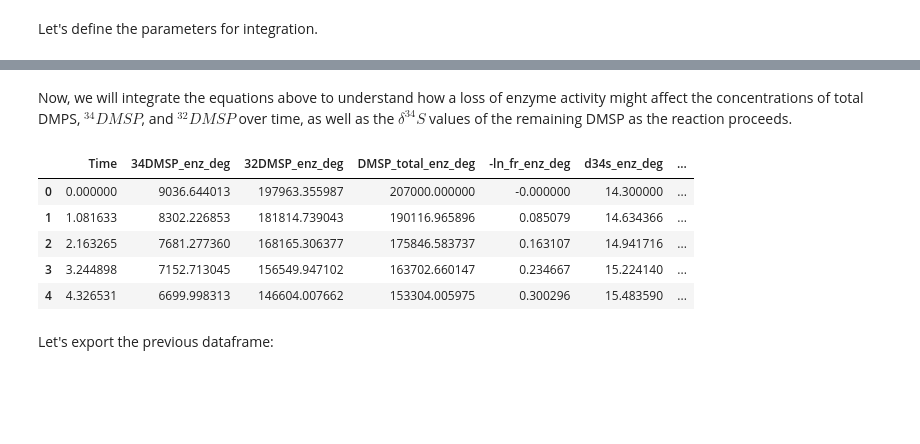
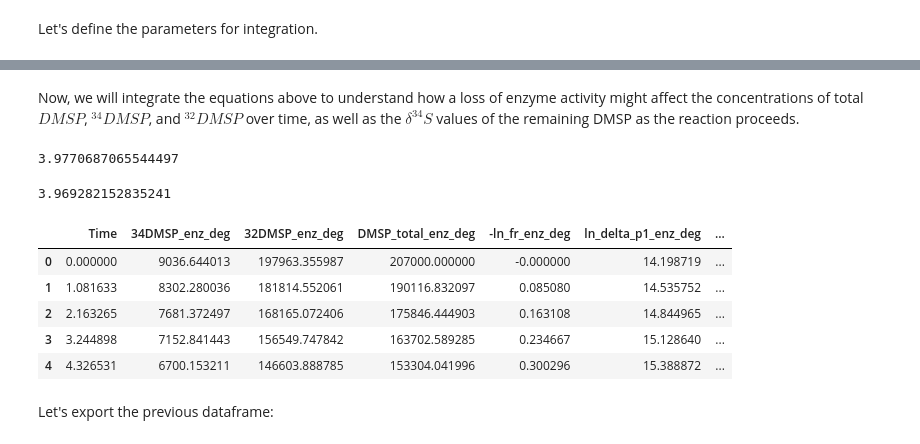
Before and after one commit to daniosro/DMSP, a Jupyter notebook: code/templates/Enzyme_degradation_modelling.ipynb, the cells around one changed output, grey strips where cells are left out. Drawn from its saved outputs; the diff is of its cells as text; code cells hidden in the pictures; blank space fills up the shorter version.

```diff
--- a/code/templates/Enzyme_degradation_modelling.ipynb
+++ b/code/templates/Enzyme_degradation_modelling.ipynb
@@ -189,7 +189,7 @@ Let's define the parameters for integration.
 # Define parameters for integration
 
 # For DddP (this study)
-alpha = (-3.97/1000)+1
+alpha = (-3.98/1000)+1
 # Initial concentration of DMSP in nM
 dmsp_init = 207*1000
 #Get the isotopic composition of initial DMSP
@@ -200,7 +200,7 @@ c = (3.479,*dmsp_iso_init)
 #For DddP (in nM)
 #This is the value of K_M that allows to better reproduce the
 # slope with coherent d34S values of remaining DMSP. Units are nM.
-km = 2E9
+km = 1E10
 #Vmax in nM/min/nM enzyme. It will be calculated by reorganizing Eq. 2
 # d[DMSP]/dt was assumed to be equal to ([second point] - [first point])/min/enzyme concentration
 # In this case, the second point was [DMSP] at t=0 and the first point was [DMSP] at t = 3 min.
@@ -222,5 +222,5 @@ kappa
 # %% [markdown]
-Now, we will integrate the equations above to understand how a loss of enzyme activity might affect the concentrations of total DMPS, $^{34}DMSP$, and $^{32}DMSP$ over time, as well as the $\delta^{34}S$ values of the remaining DMSP as the reaction proceeds.
+Now, we will integrate the equations above to understand how a loss of enzyme activity might affect the concentrations of total $DMSP$, $^{34}DMSP$, and $^{32}DMSP$ over time, as well as the $\delta^{34}S$ values of the remaining DMSP as the reaction proceeds.
 # %%
 #Determine the fractionation by the enzyme when k=0
 
@@ -254,13 +254,22 @@ r_34_0 = DMSP_34_0/DMSP_32_0
 d34s_0 = (np.divide(r_34_0,r_34_std)-1) * 1000
 total_0 = DMSP_34_0+DMSP_32_0
 
+# Calculate ln (delta + 1) to accurately determine epsilon from the slope
+# of the linear regression on ln (fraction of DMSP remaining) following
+# Mariotti et al. (1981)
+ln_delta_p1_0 = 1000*np.log((d34s_0/1000)+1)
+
 # Calculate the fraction of substrate remaining for k=0
 f_r_0 = total_0/dmsp_init
 #Determine -ln (f_R) for k=0
 minusnatlog_f_r_0 = -np.log(f_r_0)
 #Get the slope of the line in a plot of -ln (f_R) vs. the d34s of DMSP,
 #equivalent to the fractionation factor without loss of enzyme activity
-slope_0, _, _, _, _ = linregress(minusnatlog_f_r_0, d34s_0)
+slope_0, _, _, _, _ = linregress(minusnatlog_f_r_0, ln_delta_p1_0)
+# %%
+slope_0
+# %% [output]
+3.9770687065544497
 # %%
 #Determine the fractionation by the enzyme when k is different from 0
 #k is the rate constant of DMSP loss in min^-1
@@ -290,31 +299,40 @@ r_34_k = DMSP_34_k/DMSP_32_k
 d34s_k = (np.divide(r_34_k,r_34_std)-1) * 1000
 total_k = DMSP_34_k+DMSP_32_k
 
+# Calculate ln (delta + 1) to accurately determine epsilon from the slope
+# of the linear regression on ln (fraction of DMSP remaining) following
+# Mariotti et al. (1981)
+ln_delta_p1_k = 1000*np.log((d34s_k/1000)+1)
+
 # Calculate the fraction of substrate remaining for k=!0
 f_r_k = total_k/dmsp_init
 #Determine -ln (f_R) for k=!0
 minusnatlog_f_r_k = -np.log(f_r_k)
 #Get the slope of the line in a plot of -ln (f_R) vs. the d34s of DMSP,
 #equivalent to the fractionation factor with loss of enzyme activity
-slope_k, _, _, _, _ = linregress(minusnatlog_f_r_k, d34s_k)
+slope_k, _, _, _, _ = linregress(minusnatlog_f_r_k, ln_delta_p1_k)
+# %%
+slope_k
+# %% [output]
+3.969282152835241
 # %%
-#Let's create a dataframe to store the variables from the inegration before that we
+#Let's create a dataframe to store the variables from the integration before that we
 # are interested in plotting
 df_DMSP = pd.DataFrame(list(zip(t, DMSP_34_k, DMSP_32_k, total_k,
-                               minusnatlog_f_r_k, d34s_k, DMSP_34_0, DMSP_32_0,
-                               total_0, minusnatlog_f_r_0, d34s_0)),
+                               minusnatlog_f_r_k, ln_delta_p1_k, DMSP_34_0, DMSP_32_0,
+                               total_0, minusnatlog_f_r_0, ln_delta_p1_0)),
                columns =['Time', '34DMSP_enz_deg', '32DMSP_enz_deg',
-                        'DMSP_total_enz_deg','-ln_fr_enz_deg', 'd34s_enz_deg',
+                        'DMSP_total_enz_deg','-ln_fr_enz_deg', 'ln_delta_p1_enz_deg',
                          '34DMSP_no_enz_deg','32DMSP_no_enz_deg',
-                         'DMSP_total_no_enz_deg','-ln_fr_no_enz_deg','d34s_no_enz_deg'])
+                         'DMSP_total_no_enz_deg','-ln_fr_no_enz_deg','ln_delta_p1_no_enz_deg'])
 df_DMSP.head()
 # %% [output]
-|  | Time | 34DMSP_enz_deg | 32DMSP_enz_deg | DMSP_total_enz_deg | -ln_fr_enz_deg | d34s_enz_deg | ... |
-| 0 | 0.000000 | 9036.644013 | 197963.355987 | 207000.000000 | -0.000000 | 14.300000 | ... |
-| 1 | 1.081633 | 8302.226853 | 181814.739043 | 190116.965896 | 0.085079 | 14.634366 | ... |
-| 2 | 2.163265 | 7681.277360 | 168165.306377 | 175846.583737 | 0.163107 | 14.941716 | ... |
-| 3 | 3.244898 | 7152.713045 | 156549.947102 | 163702.660147 | 0.234667 | 15.224140 | ... |
-| 4 | 4.326531 | 6699.998313 | 146604.007662 | 153304.005975 | 0.300296 | 15.483590 | ... |
+|  | Time | 34DMSP_enz_deg | 32DMSP_enz_deg | DMSP_total_enz_deg | -ln_fr_enz_deg | ln_delta_p1_enz_deg | ... |
+| 0 | 0.000000 | 9036.644013 | 197963.355987 | 207000.000000 | -0.000000 | 14.198719 | ... |
+| 1 | 1.081633 | 8302.280036 | 181814.552061 | 190116.832097 | 0.085080 | 14.535752 | ... |
+| 2 | 2.163265 | 7681.372497 | 168165.072406 | 175846.444903 | 0.163108 | 14.844965 | ... |
+| 3 | 3.244898 | 7152.841443 | 156549.747842 | 163702.589285 | 0.234667 | 15.128640 | ... |
+| 4 | 4.326531 | 6700.153211 | 146603.888785 | 153304.041996 | 0.300296 | 15.388872 | ... |
 # %% [markdown]
 Let's export the previous dataframe:
 # %%
```
Also changed, not shown: parts of 13 cells of this notebook, 2 other files.
